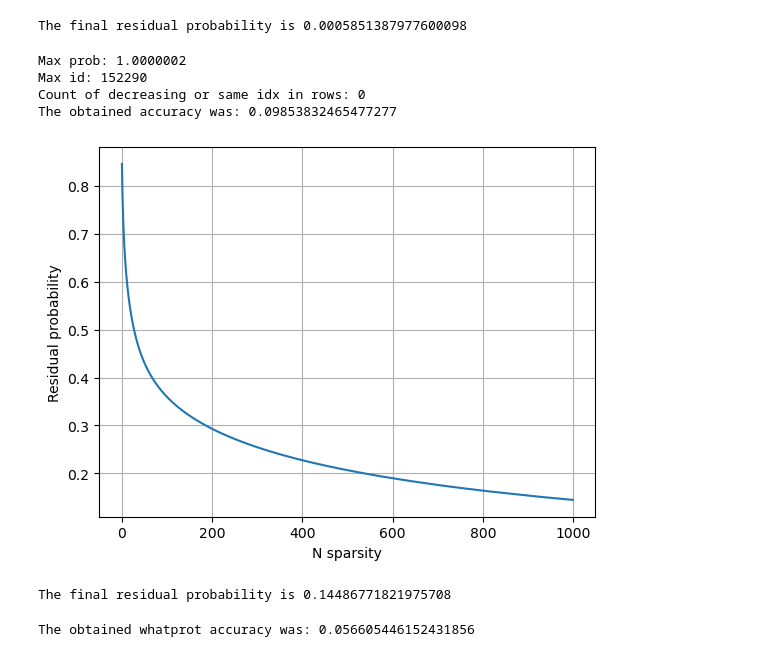
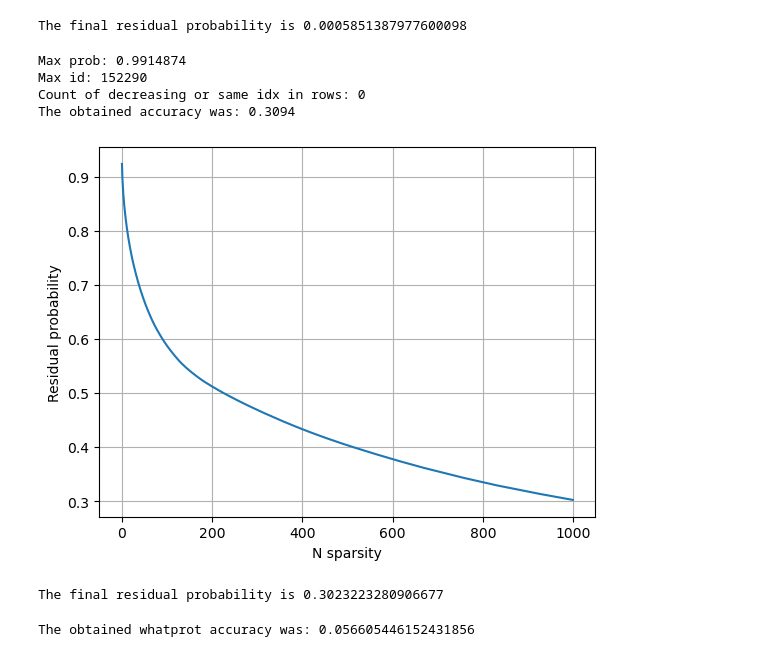
Before and after one commit to JavierKipen/ProtInfGPU, a Jupyter notebook: scripts/GenDatasets.ipynb, the cells around one changed output. Saved outputs shown, nothing was run; the diff lists cells and outputs as text; code cells hidden in the pictures.

```diff
--- a/scripts/GenDatasets.ipynb
+++ b/scripts/GenDatasets.ipynb
@@ -312,20 +315,21 @@ The obtained accuracy was: 0.9504406038439567
 The final residual probability is 0.0005851387977600098
 # %%
 n_sparsity=1000;
-folder_path="/home/jkipen/raid_storage/ProtInfGPU/data/WhatprotGen/WholeProteomeTests/ProbeamPaperParams/Reduced/"
+n_rows=10000;
+folder_path="/home/jkipen/raid_storage/ProtInfGPU/data/WhatprotGen/WholeProteomeTests/ProbeamPaperParams/"
 
-allScores,allScoresId=loadScores(folder_path)
+allScores,allScoresId=loadScores(folder_path,n_rows=n_rows)
 sanity_check(allScores,allScoresId)
-true_labels=np.repeat(np.arange(len(allScores)/2), 2).astype(int)
+true_labels=np.repeat(np.arange(len(allScores)/100), 100).astype(int)
 accuracy(allScores,allScoresId,true_labels)
 plot_acc_accuracy(allScores)
 # %% [output]
-Max prob: 1.0000002
+Max prob: 0.9914874
 Max id: 152290
 Count of decreasing or same idx in rows: 0
-The obtained accuracy was: 0.09853832465477277
+The obtained accuracy was: 0.3094
-[figure, old version]
+[figure, new version]
-The final residual probability is 0.14486771821975708
+The final residual probability is 0.3023223280906677
 # %%
 whatprot_res="/home/jkipen/raid_storage/ProtInfGPU/data/WhatprotGen/WholeProteomeTests/ProbeamPaperParams/Reduced/predictions.csv"
 true_labels=np.repeat(np.arange(len(allScores)/2), 2).astype(int)
```
Also changed, not shown: parts of 10 cells of this notebook, 25 other files.
